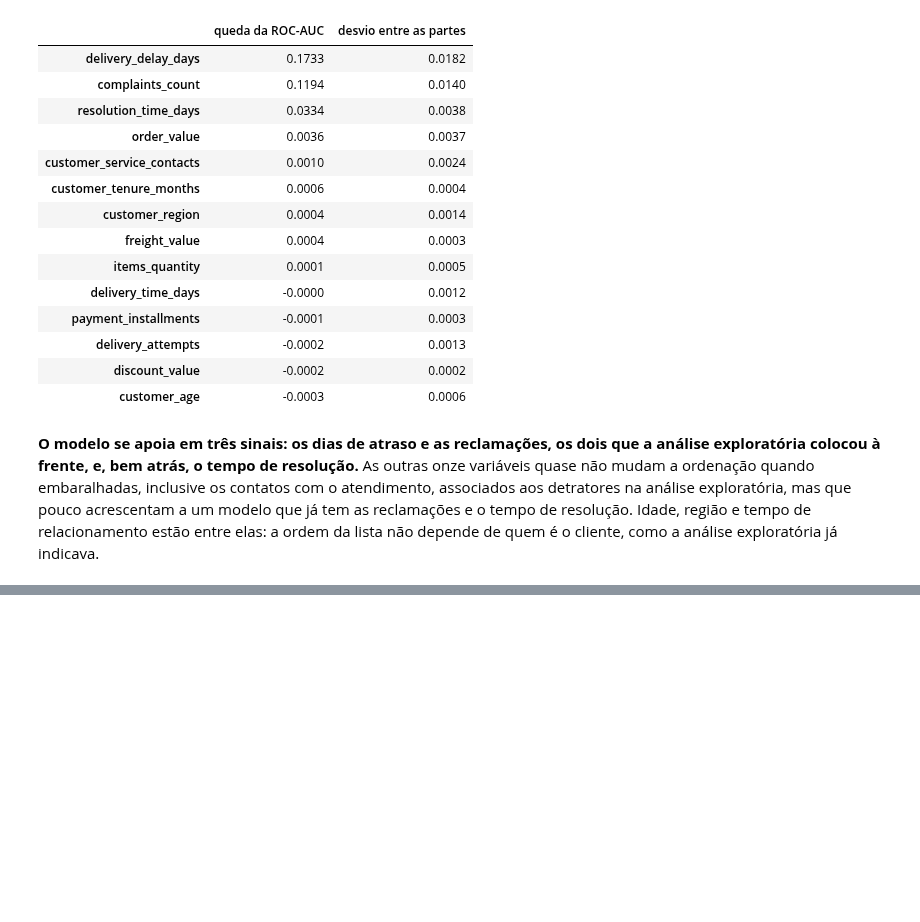
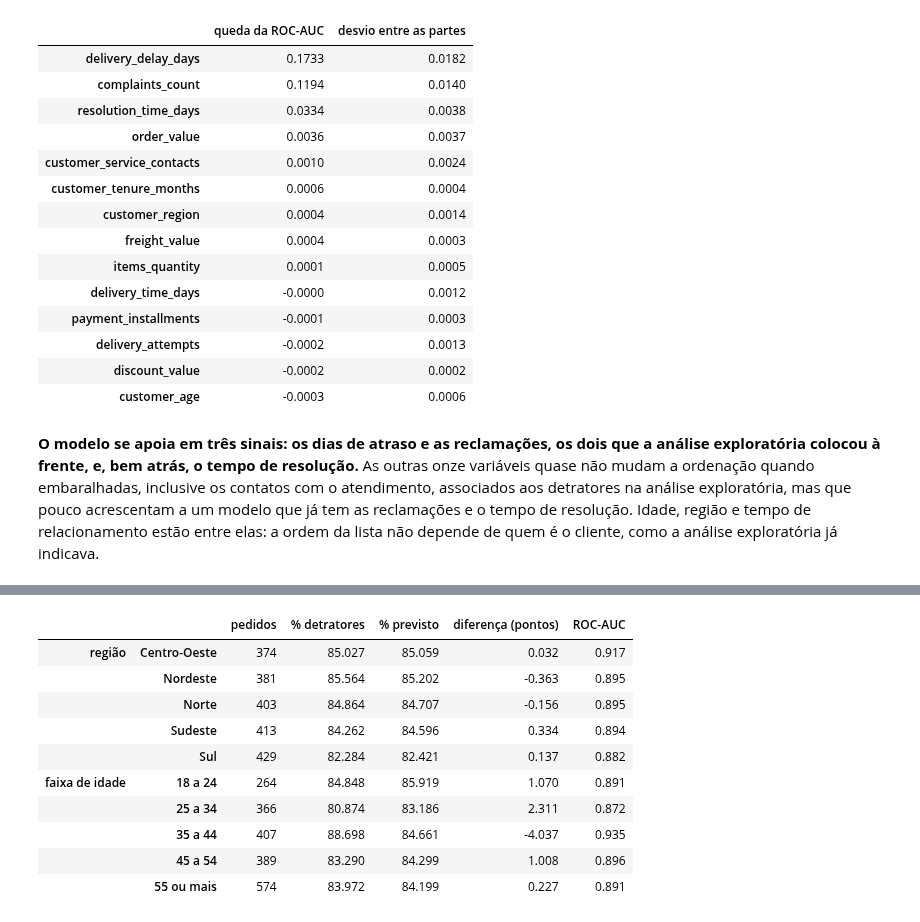
Before and after one commit to jpvbrandaos/tech-challenge-nps-preditivo, a Jupyter notebook: notebooks/03_modelagem.ipynb, the cells around one changed output, grey strips where cells are left out. Cells and saved outputs as stored; diff of their text form; code cells hidden in the pictures; blank space fills up the shorter version.

```diff
--- a/notebooks/03_modelagem.ipynb
+++ b/notebooks/03_modelagem.ipynb
@@ -282,0 +324,17 @@ importance.round(4)
+# %%
+groups = {"região": train["customer_region"], "faixa de idade": train["age_bucket"]}
+pd.concat(
+    {name: error_by_group(y_train, cv_risk[chosen], group) for name, group in groups.items()}
+).round(3)
+# %% [output]
+|  |  | pedidos | % detratores | % previsto | diferença (pontos) | ROC-AUC |
+| região | Centro-Oeste | 374 | 85.027 | 85.059 | 0.032 | 0.917 |
+|  | Nordeste | 381 | 85.564 | 85.202 | -0.363 | 0.895 |
+|  | Norte | 403 | 84.864 | 84.707 | -0.156 | 0.895 |
+|  | Sudeste | 413 | 84.262 | 84.596 | 0.334 | 0.894 |
+|  | Sul | 429 | 82.284 | 82.421 | 0.137 | 0.882 |
+| faixa de idade | 18 a 24 | 264 | 84.848 | 85.919 | 1.070 | 0.891 |
+|  | 25 a 34 | 366 | 80.874 | 83.186 | 2.311 | 0.872 |
+|  | 35 a 44 | 407 | 88.698 | 84.661 | -4.037 | 0.935 |
+|  | 45 a 54 | 389 | 83.290 | 84.299 | 1.008 | 0.896 |
+|  | 55 ou mais | 574 | 83.972 | 84.199 | 0.227 | 0.891 |
```
Also changed, not shown: parts of 5 cells of this notebook, 1 other file.
